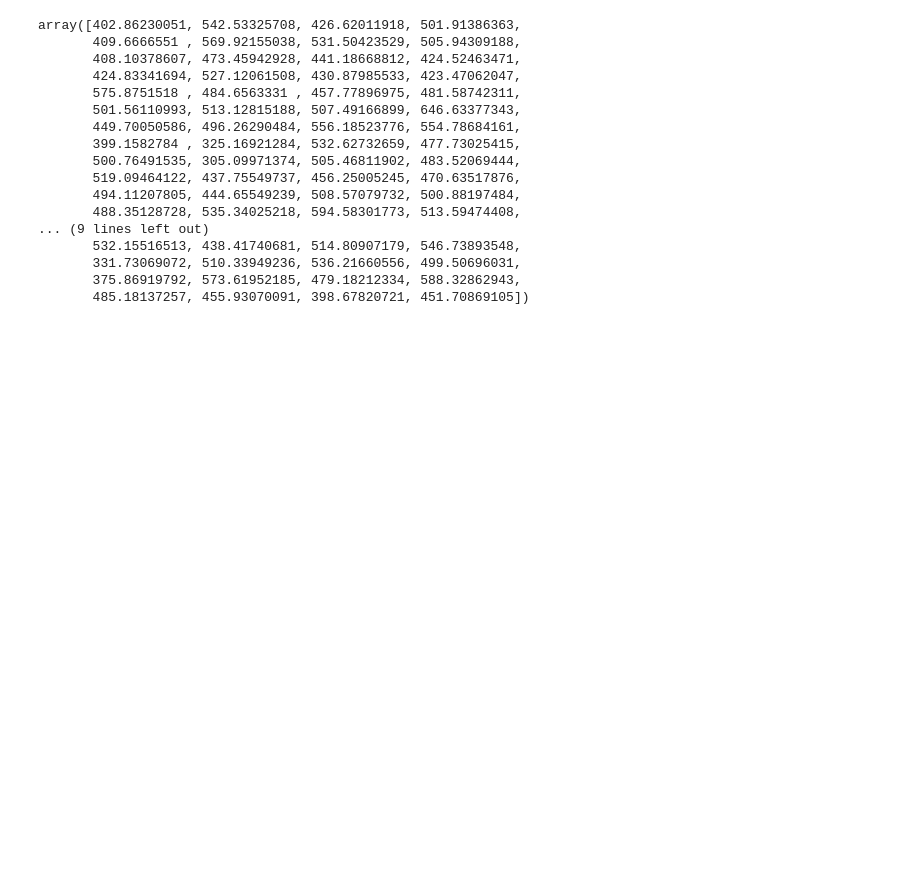
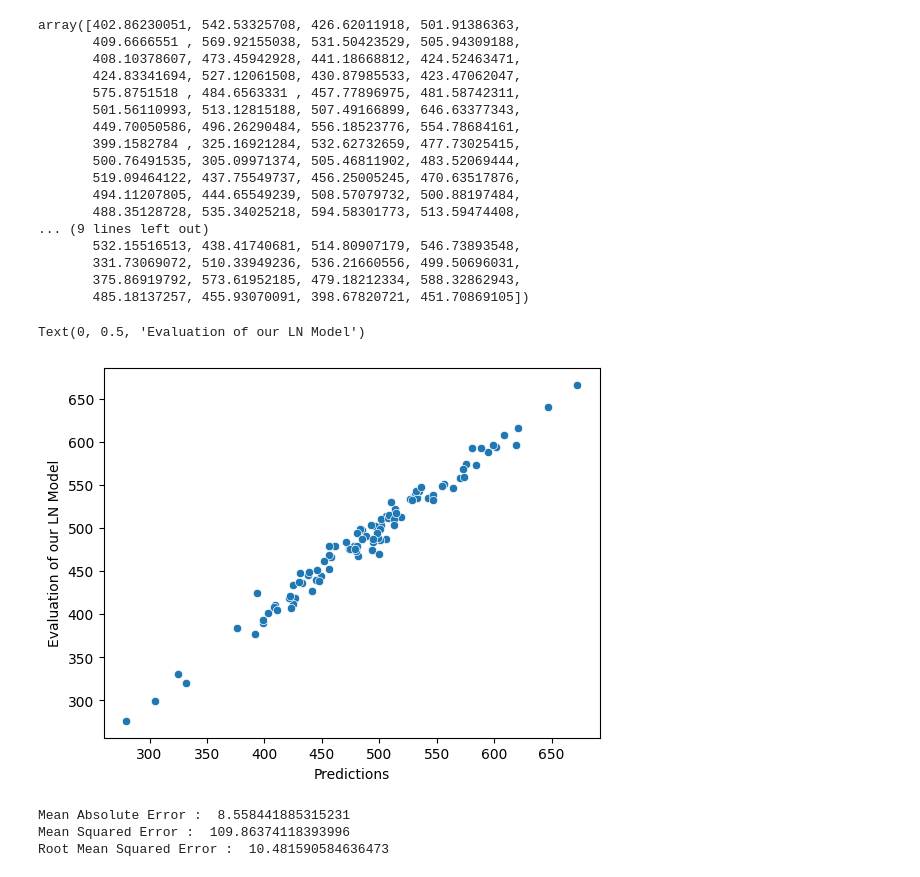
Before and after one commit to shkr1311/ecommerce_spending_predictions, a Jupyter notebook: ecmmerce_clients.ipynb, the cells around one changed output. Drawn from its saved outputs; the diff is of its cells as text; code cells hidden in the pictures; blank space fills up the shorter version.

Commit message:
calculate error

```diff
--- a/ecmmerce_clients.ipynb
+++ b/ecmmerce_clients.ipynb
@@ -133,3 +133,11 @@ array([402.86230051, 542.53325708, 426.62011918, 501.91386363,
        331.73069072, 510.33949236, 536.21660556, 499.50696031,
        375.86919792, 573.61952185, 479.18212334, 588.32862943,
        485.18137257, 455.93070091, 398.67820721, 451.70869105])
+# %%
+# Fix: sns.scatterplot requires x and y to be specified as keyword arguments.
+sns.scatterplot(x=predictions, y=y_test)
+plt.xlabel("Predictions")
+plt.ylabel("Evaluation of our LN Model")
+# %% [output]
+Text(0, 0.5, 'Evaluation of our LN Model')
+[figure, added]
@@ -135,0 +147,8 @@ array([402.86230051, 542.53325708, 426.62011918, 501.91386363,
+# %%
+print("Mean Absolute Error : ",mean_absolute_error(y_test, predictions))
+print("Mean Squared Error : ",mean_squared_error(y_test, predictions))
+print("Root Mean Squared Error : ",math.sqrt(mean_squared_error(y_test, predictions)))
+# %% [output]
+Mean Absolute Error :  8.558441885315231
+Mean Squared Error :  109.86374118393996
+Root Mean Squared Error :  10.481590584636473
```
Also changed, not shown: parts of 1 cell of this notebook.
